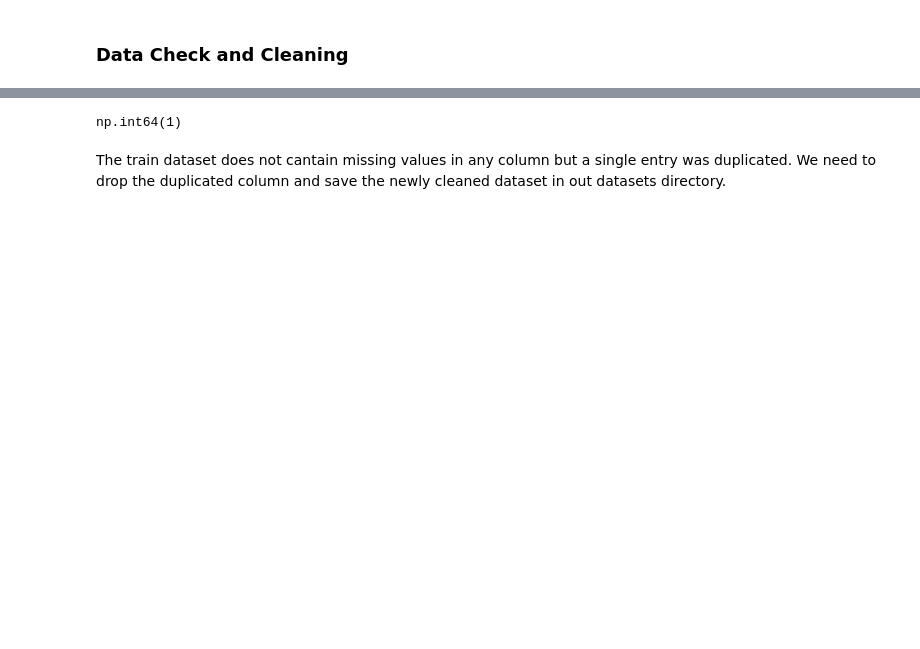
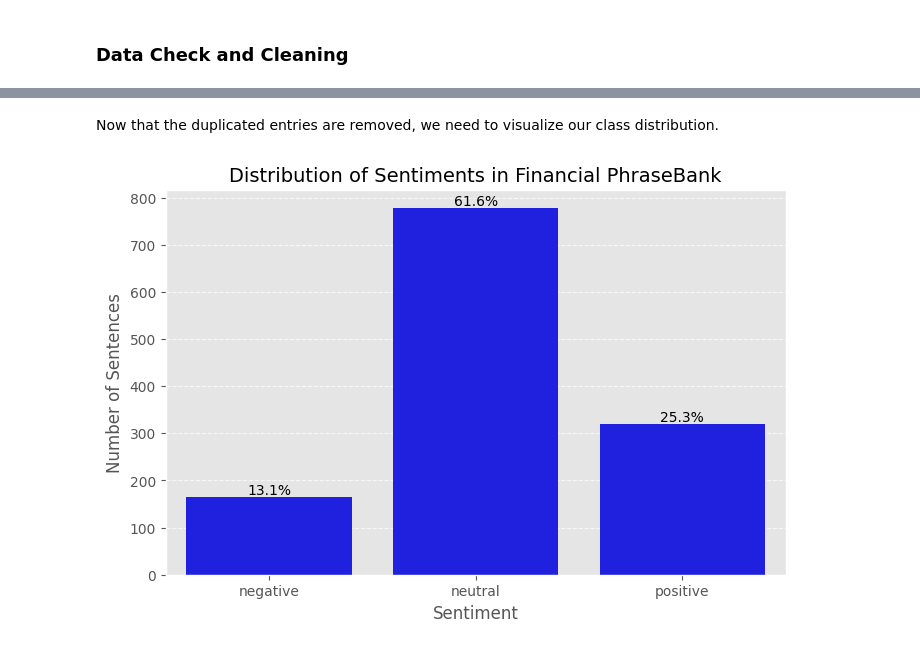
Before and after one commit to mobadara/finbert-sentiment-analyzer-api, a Jupyter notebook: notebooks/eda_and_data_engineering.ipynb, the cells around one changed output, grey strips where cells are left out. Drawn from its saved outputs; the diff is of its cells as text; code cells hidden in the pictures; blank space fills up the shorter version.

```diff
--- a/notebooks/eda_and_data_engineering.ipynb
+++ b/notebooks/eda_and_data_engineering.ipynb
@@ -103,6 +96,3 @@ dtype: int64
 # %%
-df_train.duplicated().sum()
+df_train.drop_duplicates(inplace=True)
+assert df_train.duplicated().sum() == 0
-# %% [output]
-np.int64(1)
-# %% [markdown]
-The train dataset does not cantain missing values in any column but a single entry was duplicated. We need to drop the duplicated column and save the newly cleaned dataset in out datasets directory.
@@ -114,0 +99,23 @@ df_train.to_csv('datasets/financial_phrasebank_train.csv', index=False)
+# %% [markdown]
+Now that the duplicated entries are removed, we need to visualize our class distribution.
+# %%
+plt.figure(figsize=(8, 5))
+ax = sns.countplot(data=df_train,
+              x='label_text',
+              order=['negative', 'neutral', 'positive'])
+plt.title('Distribution of Sentiments in Financial PhraseBank', fontsize=14)
+plt.ylabel('Number of Sentences', fontsize=12)
+plt.xlabel('Sentiment', fontsize=12)
+plt.grid(axis='y', linestyle='--', alpha=0.7)
+
+# Add percentages on top of each bar
+total = len(df_train)
+for p in ax.patches:
+    percentage = '{:.1f}%'.format(100 * p.get_height()/total)
+    x = p.get_x() + p.get_width() / 2
+    y = p.get_height()
+    ax.annotate(percentage, (x, y), ha='center', va='bottom')
+
+plt.show()
+# %% [output]
+[figure, added]
```
Also changed, not shown: parts of 8 cells of this notebook.
